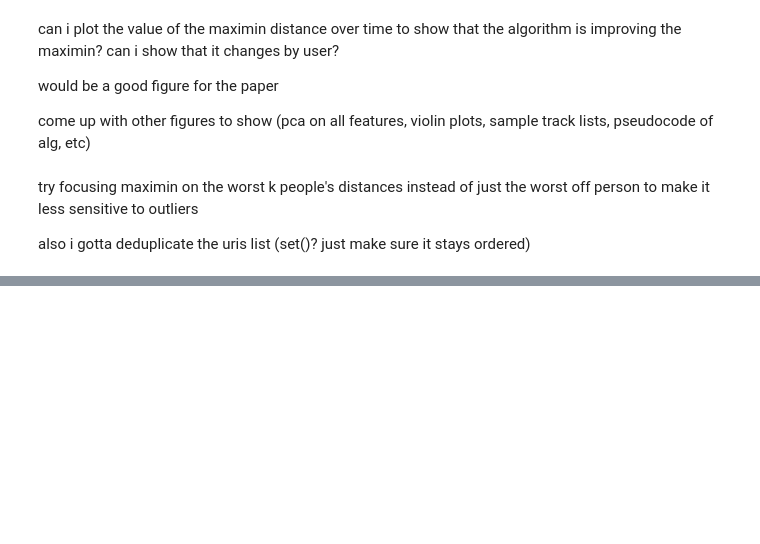
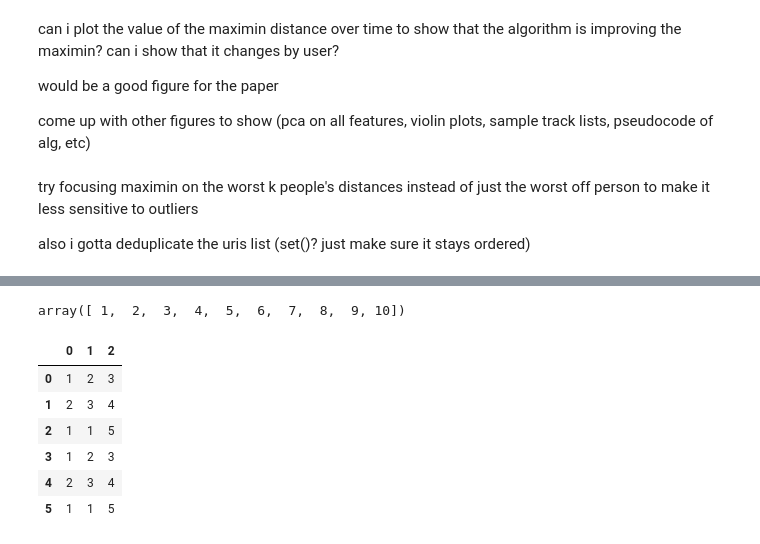
Before and after one commit to adamziff/thesis, a Jupyter notebook: select_v1.ipynb, the cells around one changed output, grey strips where cells are left out. Cells and saved outputs as stored; diff of their text form; code cells hidden in the pictures; blank space fills up the shorter version.

```diff
--- a/select_v1.ipynb
+++ b/select_v1.ipynb
@@ -1069,0 +1033,17 @@ print_tracks(uris)
+# %%
+a = [1,1,2,2,3,4,5,6,7,8,9,10]
+np.array(list(dict.fromkeys(a)))
+# %% [output]
+array([ 1,  2,  3,  4,  5,  6,  7,  8,  9, 10])
+# %%
+a = pd.DataFrame([[1,2,3], [2,3,4], [1,1,5], [1,2,3], [2,3,4], [1,1,5]])
+a.drop_duplicates(subset=[0])
+a
+# %% [output]
+|  | 0 | 1 | 2 |
+| 0 | 1 | 2 | 3 |
+| 1 | 2 | 3 | 4 |
+| 2 | 1 | 1 | 5 |
+| 3 | 1 | 2 | 3 |
+| 4 | 2 | 3 | 4 |
+| 5 | 1 | 1 | 5 |
```
Also changed, not shown: parts of 9 cells of this notebook, 4 other files.
